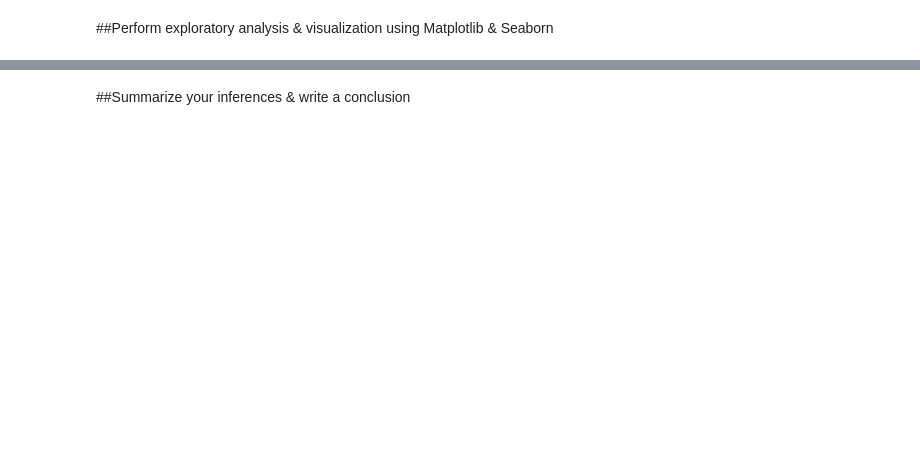
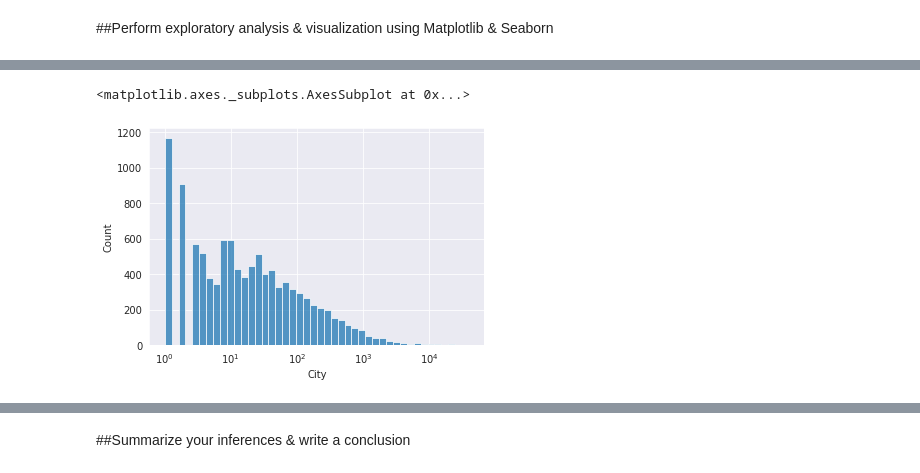
Before and after one commit to victorialarrazolo/US-Accidents, a Jupyter notebook: us_accidents_analysis.ipynb, the cells around one changed output, grey strips where cells are left out. Cells and saved outputs as stored; diff of their text form; code cells hidden in the pictures; blank space fills up the shorter version.

```diff
--- a/us_accidents_analysis.ipynb
+++ b/us_accidents_analysis.ipynb
@@ -179,0 +299,5 @@ missing_percentages[missing_percentages !=0].plot(kind= 'barh')
+# %%
+sns.histplot(cities_by_accidents, log_scale=True)
+# %% [output]
+<matplotlib.axes._subplots.AxesSubplot at 0x...>
+[figure, added]
```
Also changed, not shown: parts of 59 cells of this notebook, 1 other file.
